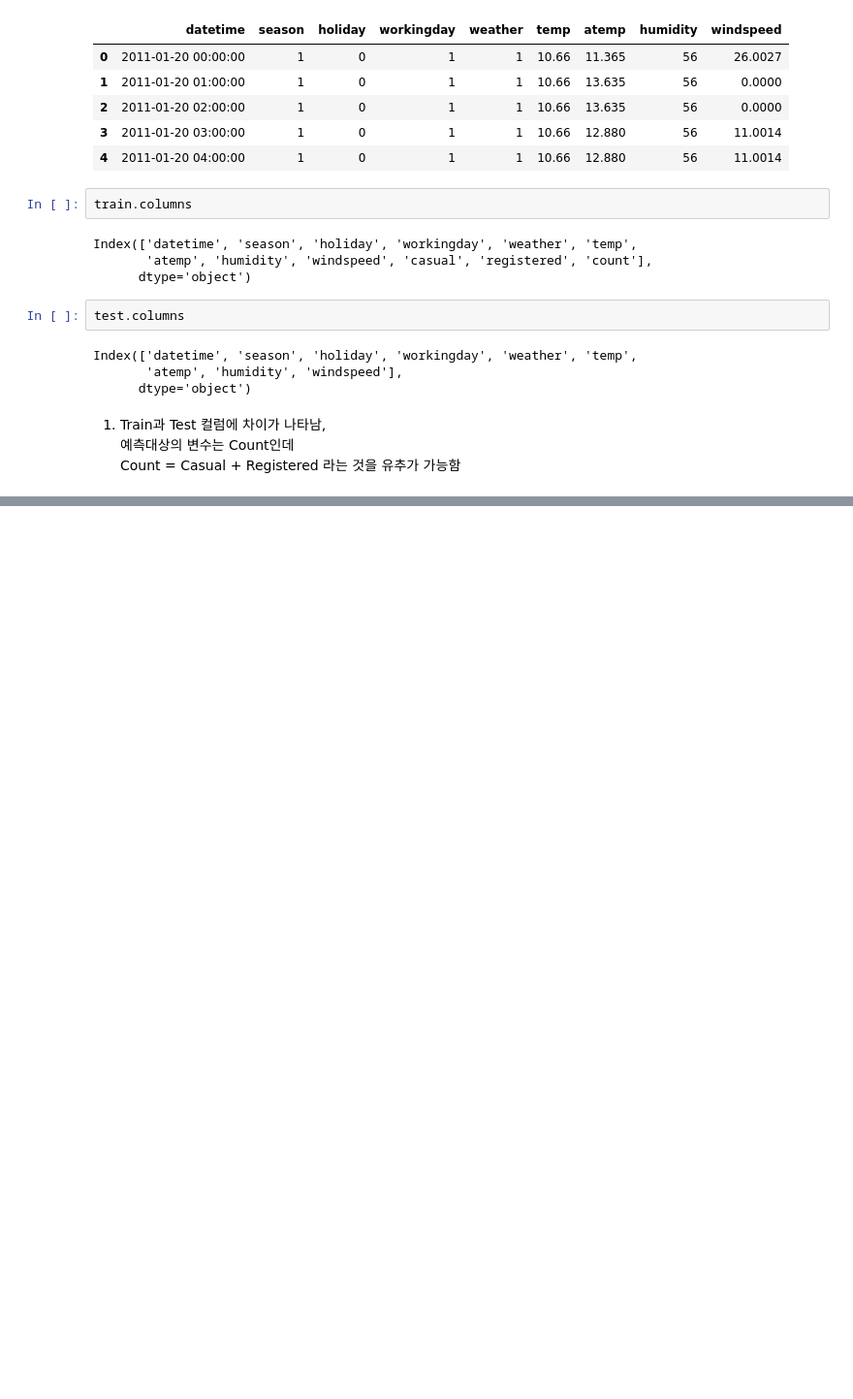
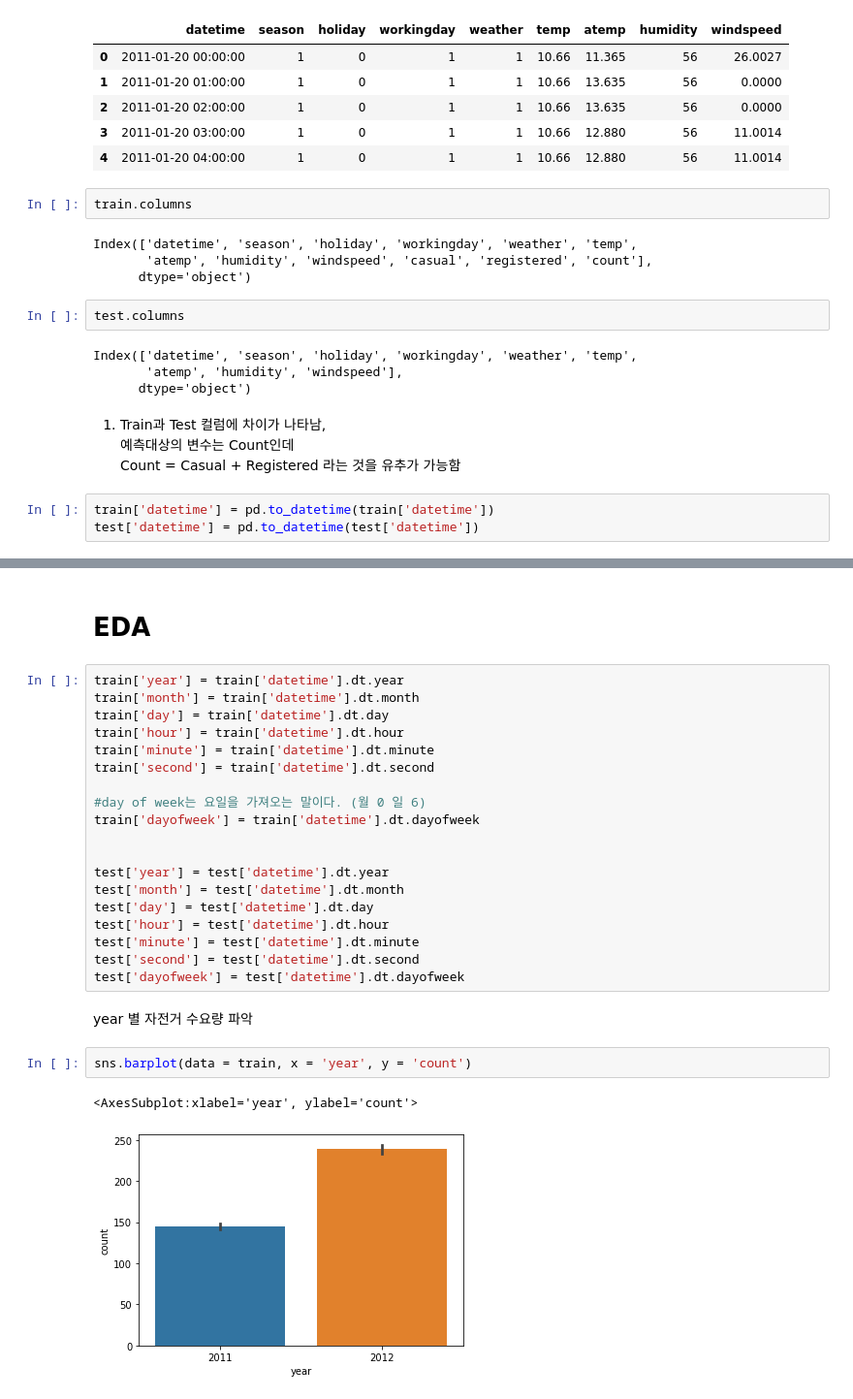
Before and after one commit to EdgeOfNetwork/ML_1.0.1, a Jupyter notebook: practice_data_analytics/bike_sharing_demand_kaggle_practice.ipynb, the cells around one changed output, grey strips where cells are left out. Shown at 97% size. Saved outputs shown, nothing was run; the diff lists cells and outputs as text; blank space fills up the shorter version.

```diff
--- a/practice_data_analytics/bike_sharing_demand_kaggle_practice.ipynb
+++ b/practice_data_analytics/bike_sharing_demand_kaggle_practice.ipynb
@@ -46,3 +72,6 @@ Index(['datetime', 'season', 'holiday', 'workingday', 'weather', 'temp',
 1) Train과 Test 컬럼에 차이가 나타남,
 예측대상의 변수는 Count인데
 Count = Casual + Registered 라는 것을 유추가 가능함
+# %%
+train['datetime'] = pd.to_datetime(train['datetime'])
+test['datetime'] = pd.to_datetime(test['datetime'])
@@ -48,0 +100,28 @@ Count = Casual + Registered 라는 것을 유추가 가능함
+# %% [markdown]
+# EDA
+# %%
+train['year'] = train['datetime'].dt.year
+train['month'] = train['datetime'].dt.month
+train['day'] = train['datetime'].dt.day
+train['hour'] = train['datetime'].dt.hour
+train['minute'] = train['datetime'].dt.minute
+train['second'] = train['datetime'].dt.second
+
+#day of week는 요일을 가져오는 말이다. (월 0 일 6)
+train['dayofweek'] = train['datetime'].dt.dayofweek
+
+
+test['year'] = test['datetime'].dt.year
+test['month'] = test['datetime'].dt.month
+test['day'] = test['datetime'].dt.day
+test['hour'] = test['datetime'].dt.hour
+test['minute'] = test['datetime'].dt.minute
+test['second'] = test['datetime'].dt.second
+test['dayofweek'] = test['datetime'].dt.dayofweek
+# %% [markdown]
+year 별 자전거 수요량 파악
+# %%
+sns.barplot(data = train, x = 'year', y = 'count')
+# %% [output]
+<AxesSubplot:xlabel='year', ylabel='count'>
+[figure, added]
```
Also changed, not shown: parts of 9 cells of this notebook.
